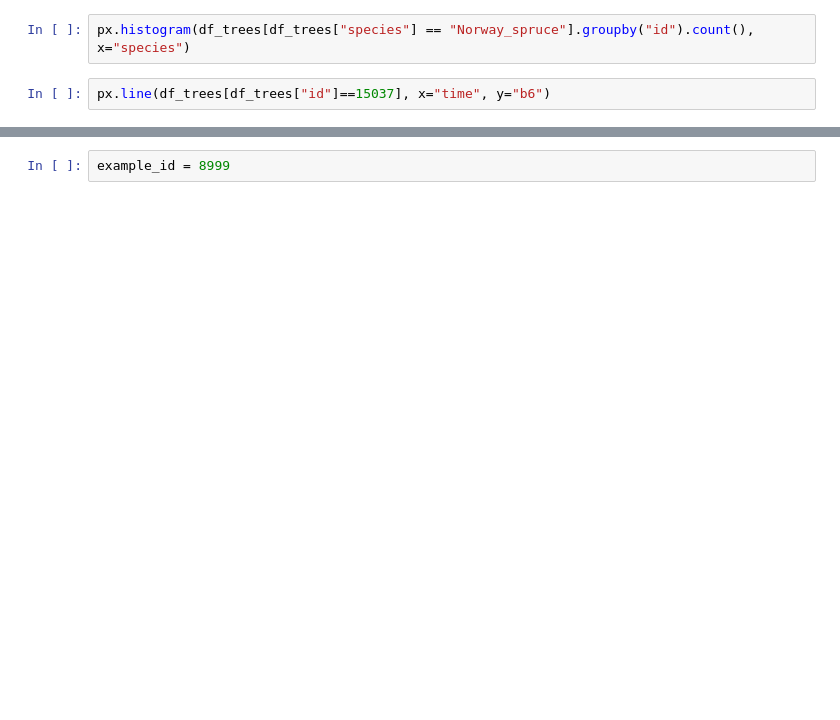
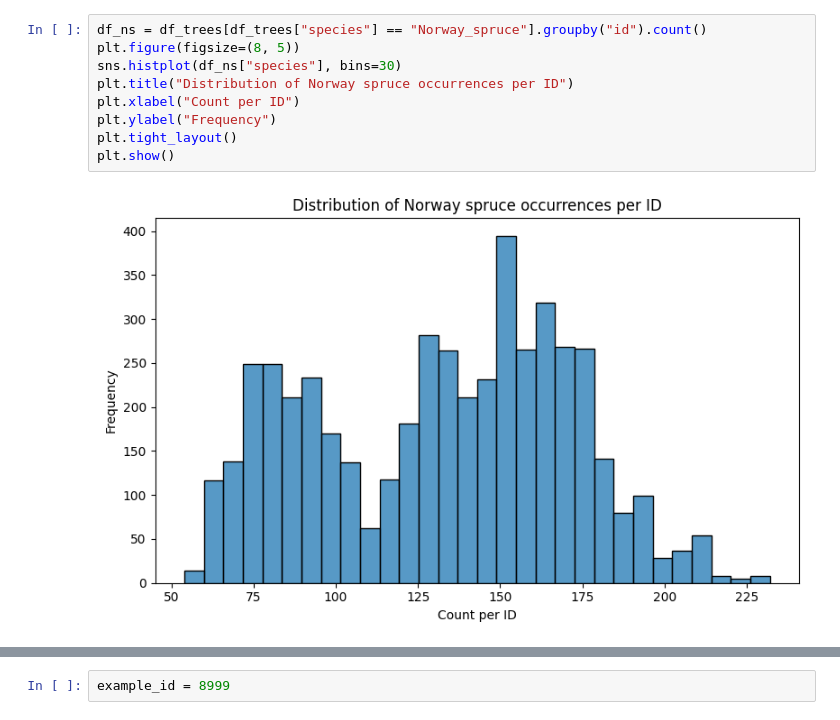
Before and after one commit to RafaelRiesle/tree_classification, a Jupyter notebook: notebooks/alkex/oversampling_analysis.ipynb, the cells around one changed output, grey strips where cells are left out. Drawn from its saved outputs; the diff is of its cells as text; blank space fills up the shorter version.

```diff
--- a/notebooks/alkex/oversampling_analysis.ipynb
+++ b/notebooks/alkex/oversampling_analysis.ipynb
@@ -34,5 +48,12 @@ print(f"Ziel: {days/14} Datenpunkte pro Zeitreihe")
 # %%
-px.histogram(df_trees[df_trees["species"] == "Norway_spruce"].groupby("id").count(), x="species")
+df_ns = df_trees[df_trees["species"] == "Norway_spruce"].groupby("id").count()
+plt.figure(figsize=(8, 5))
+sns.histplot(df_ns["species"], bins=30)
+plt.title("Distribution of Norway spruce occurrences per ID")
+plt.xlabel("Count per ID")
+plt.ylabel("Frequency")
+plt.tight_layout()
+plt.show()
+# %% [output]
+[figure, added]
-# %%
-px.line(df_trees[df_trees["id"]==15037], x="time", y="b6")
 # %%
```
Also changed, not shown: parts of 25 cells of this notebook, 5 other files.
